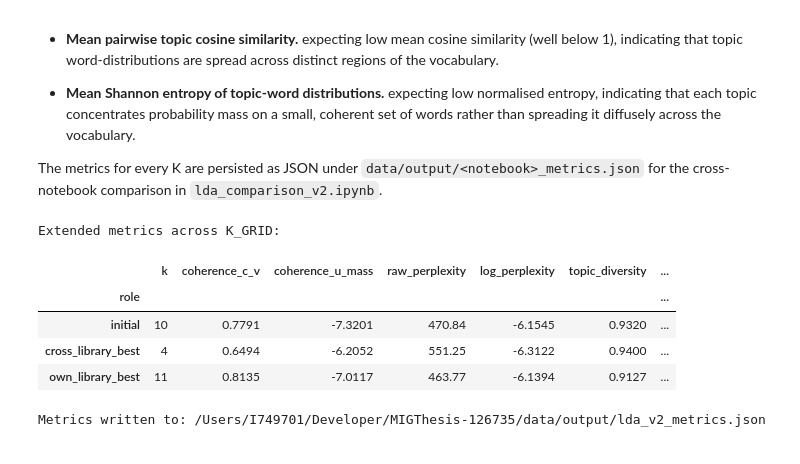
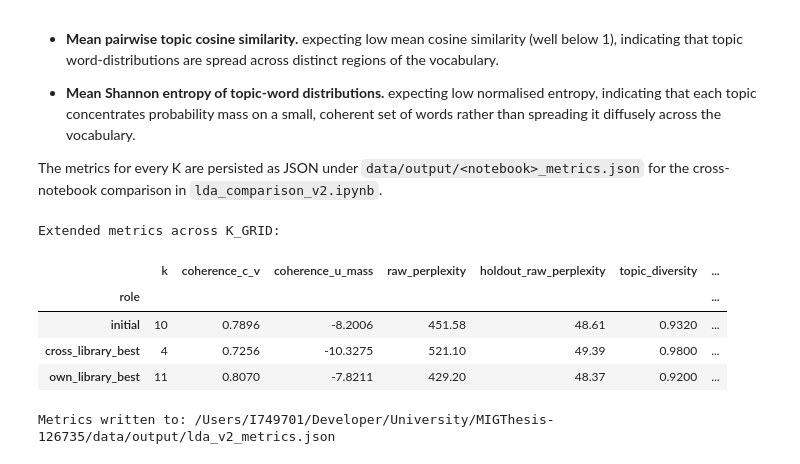
Before and after one commit to lcopolillo/MIGThesis-126735, a Jupyter notebook: src/notebooks/lda_v2.ipynb, the cells around one changed output. Saved outputs shown, nothing was run; the diff lists cells and outputs as text; code cells hidden in the pictures.

```diff
--- a/src/notebooks/lda_v2.ipynb
+++ b/src/notebooks/lda_v2.ipynb
@@ -226,18 +253,18 @@ plt.show()
 # %%
-# Visualize document-topic distribution
+# Visualize document-topic distribution (train set only — aligned with lda.docs)
 
-docs = docs.copy()
-docs['dominant_topic'] = [
+train_df = train_df.copy()
+train_df['dominant_topic'] = [
     int(np.argmax(doc.get_topic_dist())) for doc in lda.docs
 ]
 
-topic_dist = docs['dominant_topic'].value_counts().sort_index()
+topic_dist = train_df['dominant_topic'].value_counts().sort_index()
 
 fig, ax = plt.subplots(figsize=(8, 4))
 ax.bar(topic_dist.index, topic_dist.values, color=PALETTE[0], edgecolor='white')
 ax.set_xlabel('topic')
 ax.set_ylabel('number of pages')
-ax.set_title('document count per dominant topic')
+ax.set_title('document count per dominant topic (train set)')
 ax.set_xticks(range(NUM_TOPICS))
 plt.tight_layout()
 plt.show()
@@ -267,7 +300,7 @@ TOPIC_RANGE = range(3, 21)  # Aligned with gensim grid search in lda_v1.ipynb
 results = []
 for k in TOPIC_RANGE:
     m = tp.LDAModel(k=k, alpha=ALPHA, eta=ETA, min_df=2, rm_top=0, seed=RANDOM_SEED)
-    for token_list in texts:
+    for token_list in train_texts:
         m.add_doc(token_list)
     m.train(0)
     m.train(ITERATIONS, workers=1)
@@ -322,7 +355,7 @@ RE-training gensim model with K values: `[10, 4, 11]` — the initial guess, the
 The same metric panel can be inspected for every K in every library, surfacing how the inference algorithm responds to a K chosen for the *other* library.
 # %%
 # Multi-K sweep: train one model per K in K_GRID and store them in `models_by_k`.
-# K_GRID covers the initial guess and each library's grid-search optimum.
+# K_GRID covers the initial guess and each library's OWN_BEST K (page-level OWN_BEST is a parsimonious choice, not the grid maximum).
 K_GRID = [10, 4, 11]
 K_INITIAL = 10
 K_OWN_BEST = 11
@@ -340,7 +373,7 @@ for k in K_GRID:
         rm_top   = 0,
         seed     = RANDOM_SEED,
     )
-    for token_list in texts:
+    for token_list in train_texts:
         m.add_doc(token_list)
     m.train(0)
     m.train(ITERATIONS, workers=1)
@@ -361,7 +394,7 @@ for k, m in models_by_k.items():
         term_str = ' + '.join(f'{p:.3f}*"{w}"' for w, p in terms)
         print(f'Topic {i:02d}: {term_str}')
 
-TOPIC_LABELS_NEW = generate_topic_labels(lda_new, NUM_TOPICS_NEW, topn=3)
+TOPIC_LABELS_NEW = generate_topic_labels_llm(lda_new, NUM_TOPICS_NEW)
 print()
 for idx, label in TOPIC_LABELS_NEW.items():
     print(f'T{idx:02d}: {label}')
@@ -409,6 +442,7 @@ from utils import (
     compute_topic_cosine_similarity,
     compute_topic_entropy,
     unify_perplexity,
+    compute_holdout_perplexity,
     OUTPUT_ROOT,
 )
 
@@ -421,6 +455,11 @@ def _metrics(m, k):
     pp = unify_perplexity(m, bow_corpus=None)
     out['raw_perplexity'] = pp['raw_perplexity']
     out['log_perplexity'] = pp['log_perplexity']
+    ho = compute_holdout_perplexity(m, test_texts)
+    out['holdout_raw_perplexity'] = ho['raw_perplexity']
+    out['holdout_log_perplexity'] = ho['log_perplexity']
+    out['holdout_n_docs']         = ho['n_docs']
+    out['holdout_n_words']        = ho['n_words']
     vocab_size = m.num_vocabs if hasattr(m, 'num_vocabs') else len(m.id2word)
     out['topic_diversity_top25'] = compute_topic_diversity(
         m, k, n=25, vocab_size=vocab_size
@@ -432,7 +471,7 @@ def _metrics(m, k):
     out['shannon_entropy_mean']      = ent['mean']
     out['shannon_entropy_mean_norm'] = ent['mean_norm']
     out['topic_labels'] = {
-        i: lbl for i, lbl in generate_topic_labels(m, k, topn=3).items()
+        i: lbl for i, lbl in generate_topic_labels_llm(m, k).items()
     }
     out['k'] = int(k)
     out['role'] = K_ROLE.get(k, 'extra')
@@ -444,51 +483,53 @@ configs = [_metrics(m, k) for k, m in models_by_k.items()]
 rows = []
 for cfg_metrics in configs:
     rows.append({
-        'role'              : cfg_metrics['role'],
-        'k'                 : cfg_metrics['k'],
-        'coherence_c_v'     : cfg_metrics['coherence_c_v'],
-        'coherence_u_mass'  : cfg_metrics['coherence_u_mass'],
-        'raw_perplexity'    : cfg_metrics['raw_perplexity'],
-        'log_perplexity'    : cfg_metrics['log_perplexity'],
-        'topic_diversity'   : cfg_metrics['topic_diversity_top25']['diversity'],
-        'cosine_similarity' : cfg_metrics['cosine_similarity_mean'],
-        'shannon_entropy'   : cfg_metrics['shannon_entropy_mean'],
+        'role'                   : cfg_metrics['role'],
+        'k'                      : cfg_metrics['k'],
+        'coherence_c_v'          : cfg_metrics['coherence_c_v'],
+        'coherence_u_mass'       : cfg_metrics['coherence_u_mass'],
+        'raw_perplexity'         : cfg_metrics['raw_perplexity'],
+        'holdout_raw_perplexity' : cfg_metrics['holdout_raw_perplexity'],
+        'topic_diversity'        : cfg_metrics['topic_diversity_top25']['diversity'],
+        'cosine_similarity'      : cfg_metrics['cosine_similarity_mean'],
+        'shannon_entropy'        : cfg_metrics['shannon_entropy_mean'],
     })
 
 metrics_df = pd.DataFrame(rows).set_index('role')
 print('Extended metrics across K_GRID:')
 display(metrics_df.style.format({
     'coherence_c_v': '{:.4f}', 'coherence_u_mass': '{:.4f}',
-    'raw_perplexity': '{:.2f}', 'log_perplexity': '{:.4f}',
+    'raw_perplexity': '{:.2f}', 'holdout_raw_perplexity': '{:.2f}',
     'topic_diversity': '{:.4f}', 'cosine_similarity': '{:.4f}',
     'shannon_entropy': '{:.4f}',
 }))
 
 # save extended metrics and configs as JSON for the comparison notebook.
 by_role = {c['role']: c for c in configs}
 metrics_payload = {
     'notebook': 'lda_v2',
     'library': 'tomotopy',
     'granularity': 'page',
     'n_documents': int(len(docs)),
+    'n_documents_train': len(train_texts),
+    'n_documents_test':  len(test_texts),
     'vocab_size': int(list(models_by_k.values())[0].num_vocabs) if hasattr(list(models_by_k.values())[0], 'num_vocabs') else int(len(list(models_by_k.values())[0].id2word)),
     'random_seed': RANDOM_SEED,
     'k_grid': K_GRID,
     'configs': configs,
     'old_K': by_role['initial'],
     'new_K': by_role.get('own_library_best', by_role['initial']),
     'grid_search': results_df.to_dict(orient='records'),
 }
 json_path = os.path.join(OUTPUT_ROOT, 'lda_v2' + '_metrics.json')
 os.makedirs(OUTPUT_ROOT, exist_ok=True)
 with open(json_path, 'w') as f:
     json.dump(metrics_payload, f, indent=2)
 print(f'Metrics written to: {json_path}')
 # %% [output]
 Extended metrics across K_GRID:
-|  | k | coherence_c_v | coherence_u_mass | raw_perplexity | log_perplexity | topic_diversity | ... |
+|  | k | coherence_c_v | coherence_u_mass | raw_perplexity | holdout_raw_perplexity | topic_diversity | ... |
 | role |  |  |  |  |  |  | ... |
-| initial | 10 | 0.7791 | -7.3201 | 470.84 | -6.1545 | 0.9320 | ... |
-| cross_library_best | 4 | 0.6494 | -6.2052 | 551.25 | -6.3122 | 0.9400 | ... |
-| own_library_best | 11 | 0.8135 | -7.0117 | 463.77 | -6.1394 | 0.9127 | ... |
+| initial | 10 | 0.7896 | -8.2006 | 451.58 | 48.61 | 0.9320 | ... |
+| cross_library_best | 4 | 0.7256 | -10.3275 | 521.10 | 49.39 | 0.9800 | ... |
+| own_library_best | 11 | 0.8070 | -7.8211 | 429.20 | 48.37 | 0.9200 | ... |
-Metrics written to: /Users/I749701/Developer/MIGThesis-126735/data/output/lda_v2_metrics.json
+Metrics written to: /Users/I749701/Developer/University/MIGThesis-126735/data/output/lda_v2_metrics.json
```
Also changed, not shown: parts of 12 cells of this notebook, 4 other files.
